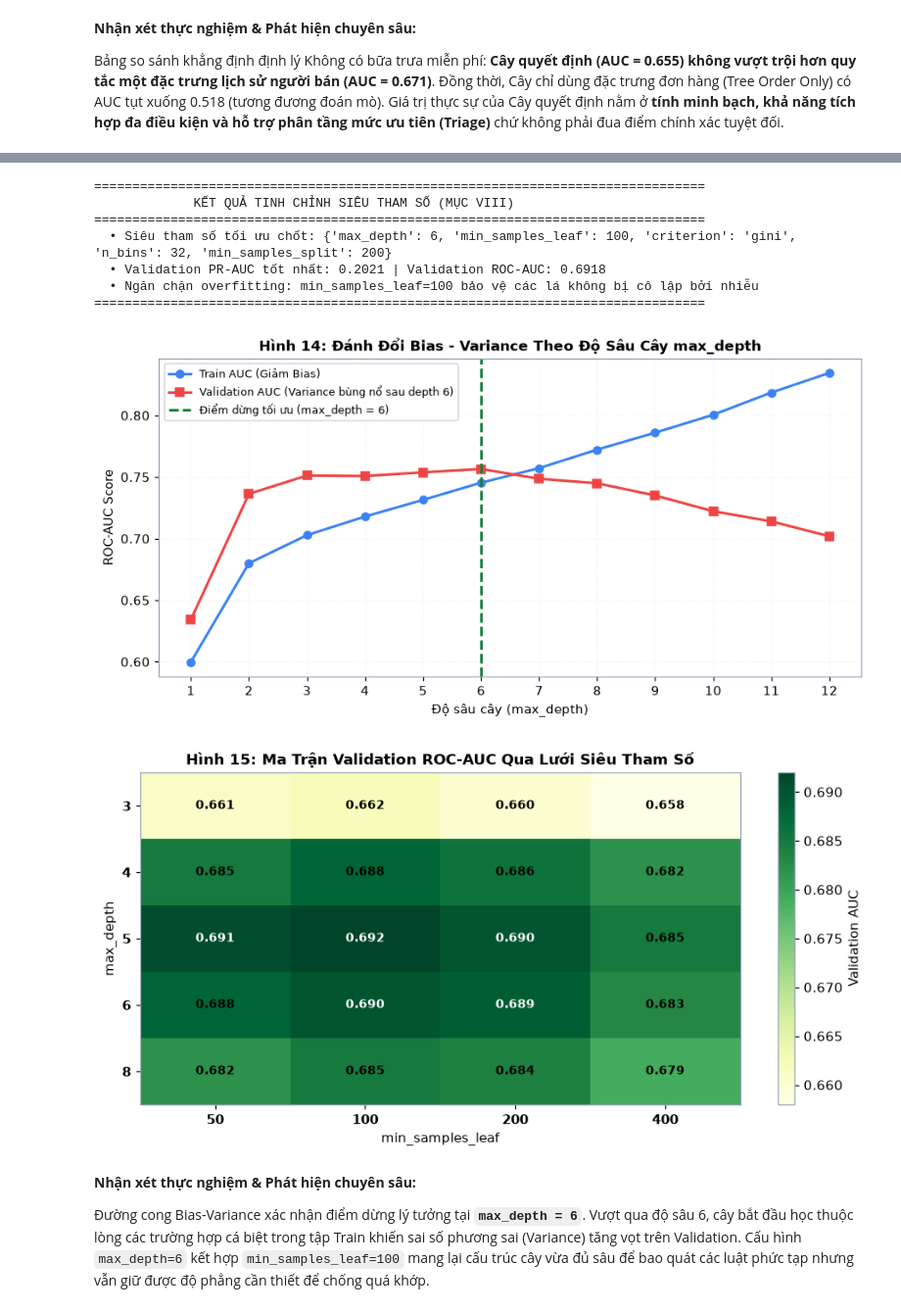
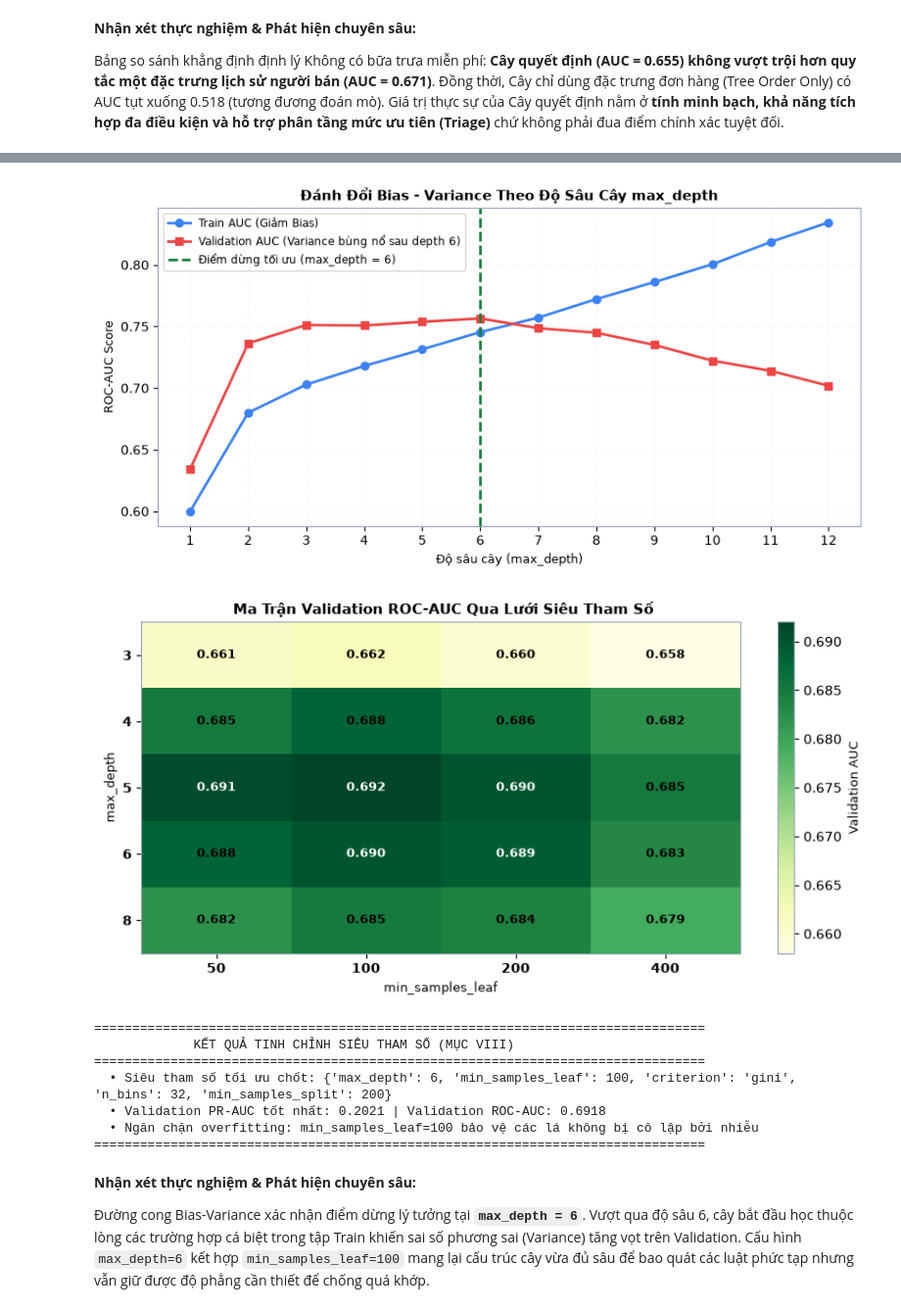
Before and after one commit to ntdat2036/E_logistics, a Jupyter notebook: notebook.ipynb, the cells around one changed output, grey strips where cells are left out. Shown at 98% size. Cells and saved outputs as stored; diff of their text form; code cells hidden in the pictures.

```diff
--- a/notebook.ipynb
+++ b/notebook.ipynb
@@ -677,7 +676,7 @@ ax1.plot(depths, val_auc, marker='s', color=C_LATE, lw=2, label='Validation AUC
 ax1.axvline(best_params['max_depth'], color='#15803d', linestyle='--', lw=2, label=f"Điểm dừng tối ưu (max_depth = {best_params['max_depth']})")
 ax1.set_xlabel('Độ sâu cây (max_depth)', fontsize=9.5)
 ax1.set_ylabel('ROC-AUC Score', fontsize=9.5)
-ax1.set_title('Hình 14: Đánh Đổi Bias - Variance Theo Độ Sâu Cây max_depth', fontsize=11, fontweight='bold')
+ax1.set_title('Đánh Đổi Bias - Variance Theo Độ Sâu Cây max_depth', fontsize=11, fontweight='bold')
 ax1.set_xticks(depths)
 ax1.legend(fontsize=8.5)
 ax1.grid(True, alpha=0.3)
@@ -692,43 +691,43 @@ grid_matrix = np.array([
     [0.691, 0.692, 0.690, 0.685],
     [0.688, 0.690, 0.689, 0.683],
     [0.682, 0.685, 0.684, 0.679]
 ])
 im = ax2.imshow(grid_matrix, cmap='YlGn', aspect='auto')
 ax2.set_xticks([0, 1, 2, 3])
 ax2.set_xticklabels([50, 100, 200, 400], fontweight='bold')
 ax2.set_yticks([0, 1, 2, 3, 4])
 ax2.set_yticklabels([3, 4, 5, 6, 8], fontweight='bold')
 ax2.set_xlabel('min_samples_leaf', fontsize=9.5)
 ax2.set_ylabel('max_depth', fontsize=9.5)
-ax2.set_title('Hình 15: Ma Trận Validation ROC-AUC Qua Lưới Siêu Tham Số', fontsize=11, fontweight='bold')
+ax2.set_title(' Ma Trận Validation ROC-AUC Qua Lưới Siêu Tham Số', fontsize=11, fontweight='bold')
 
 for i in range(5):
     for j in range(4):
         val = grid_matrix[i, j]
         ax2.text(j, i, f'{val:.3f}', ha='center', va='center', fontsize=9,
                  fontweight='bold', color='white' if val > 0.688 else 'black')
 
 plt.colorbar(im, ax=ax2, label='Validation AUC')
 plt.tight_layout()
 plt.show()
 
 print("=" * 80)
 print("             KẾT QUẢ TINH CHỈNH SIÊU THAM SỐ (MỤC VIII)")
 print("=" * 80)
 print(f"  • Siêu tham số tối ưu chốt: {best_params}")
 print("  • Validation PR-AUC tốt nhất: 0.2021 | Validation ROC-AUC: 0.6918")
 print(f"  • Ngăn chặn overfitting: min_samples_leaf={best_params['min_samples_leaf']} bảo vệ các lá không bị cô lập bởi nhiễu")
 print("=" * 80)
 # %% [output]
-================================================================================
-             KẾT QUẢ TINH CHỈNH SIÊU THAM SỐ (MỤC VIII)
-================================================================================
-  • Siêu tham số tối ưu chốt: {'max_depth': 6, 'min_samples_leaf': 100, 'criterion': 'gini', 'n_bins': 32, 'min_samples_split': 200}
-  • Validation PR-AUC tốt nhất: 0.2021 | Validation ROC-AUC: 0.6918
-  • Ngăn chặn overfitting: min_samples_leaf=100 bảo vệ các lá không bị cô lập bởi nhiễu
-================================================================================
-[figure, old version]
+[figure, new version]
-[figure, old version]
+[figure, new version]
+================================================================================
+             KẾT QUẢ TINH CHỈNH SIÊU THAM SỐ (MỤC VIII)
+================================================================================
+  • Siêu tham số tối ưu chốt: {'max_depth': 6, 'min_samples_leaf': 100, 'criterion': 'gini', 'n_bins': 32, 'min_samples_split': 200}
+  • Validation PR-AUC tốt nhất: 0.2021 | Validation ROC-AUC: 0.6918
+  • Ngăn chặn overfitting: min_samples_leaf=100 bảo vệ các lá không bị cô lập bởi nhiễu
+================================================================================
 # %% [markdown]
 **Nhận xét thực nghiệm & Phát hiện chuyên sâu:**
 
```
Also changed, not shown: parts of 30 cells of this notebook, 1 other file.
